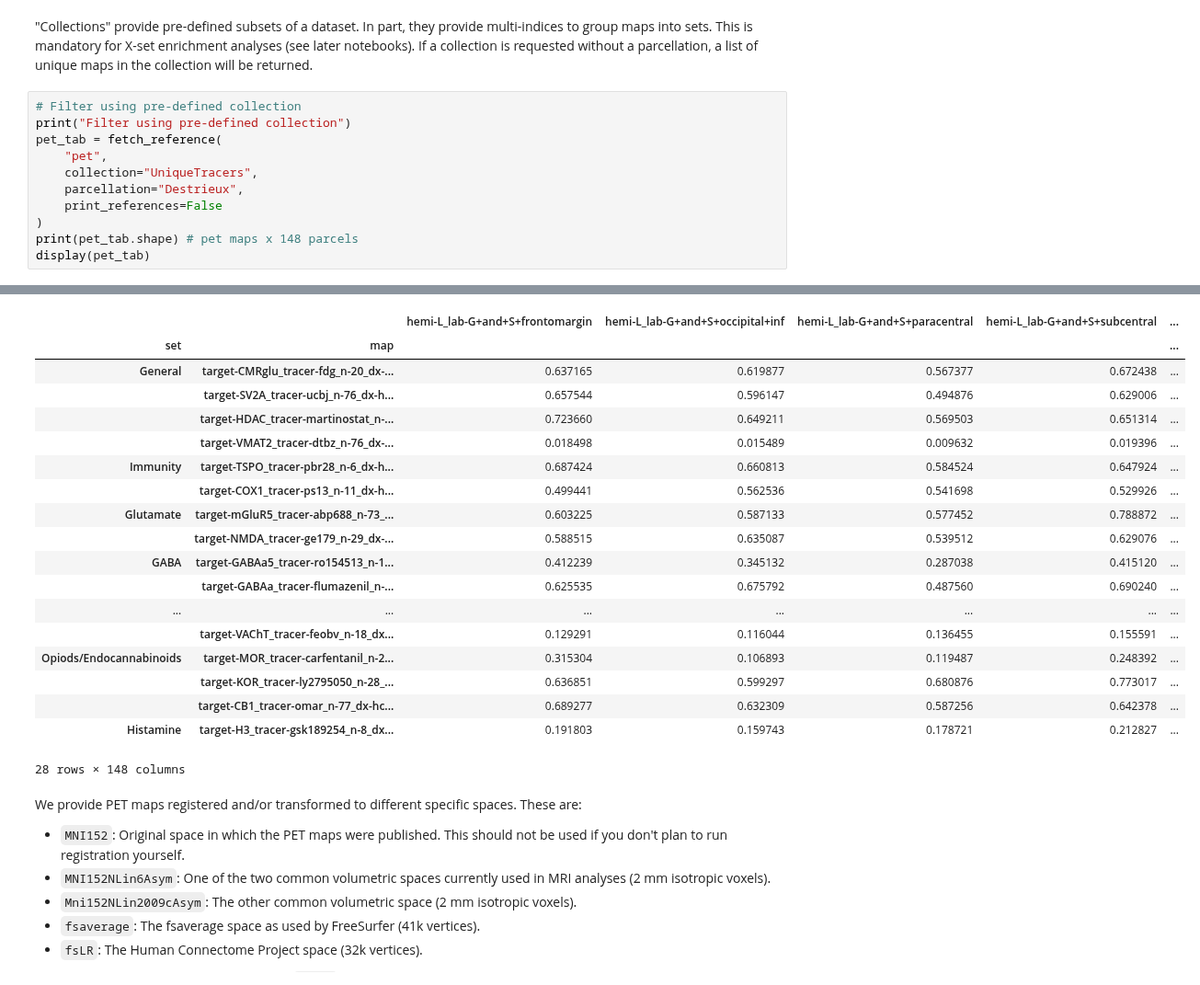
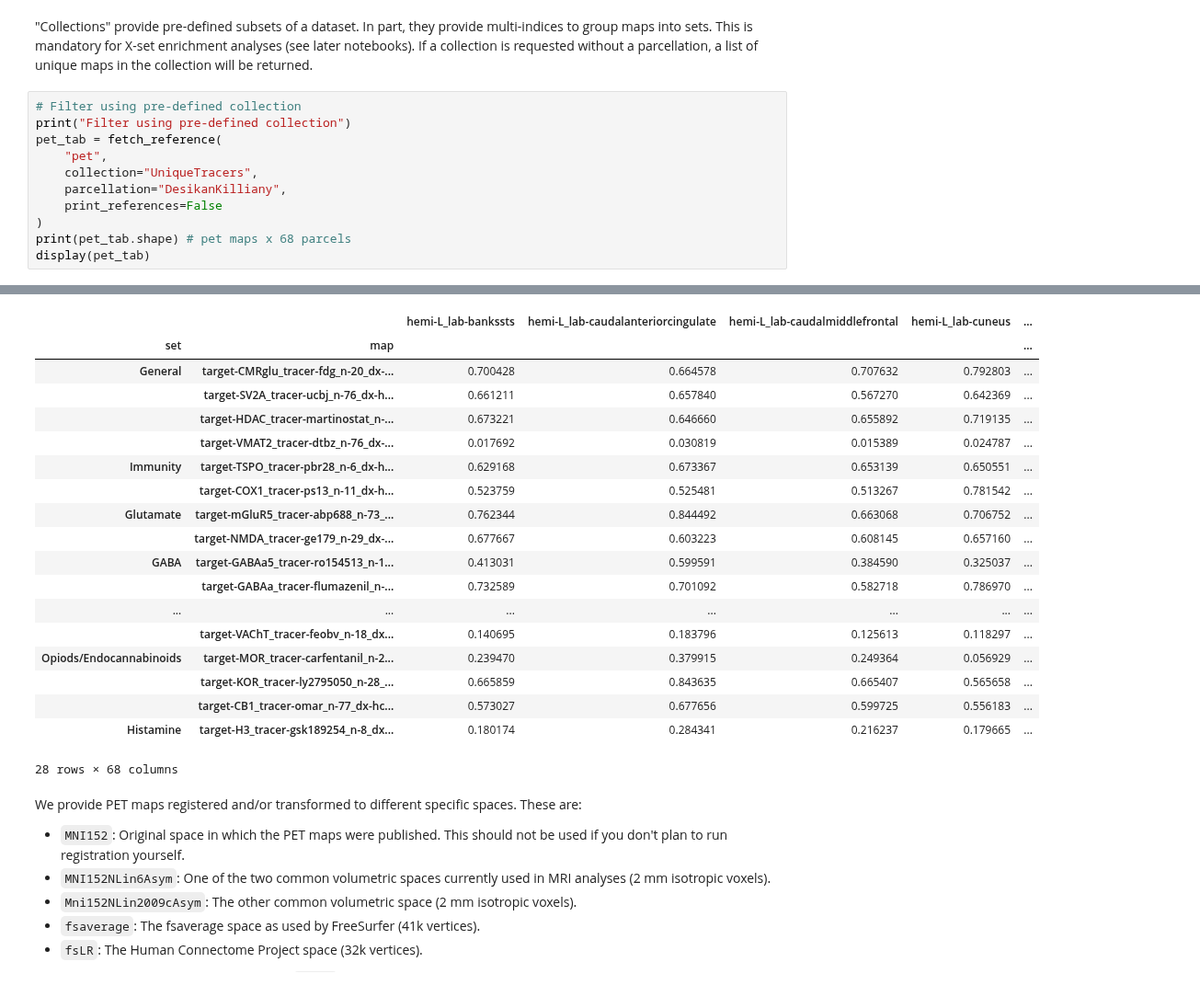
Before and after one commit to LeonDLotter/NiSpace, a Jupyter notebook: docs/nb_introduction/fetching_datasets.ipynb, the cells around one changed output, grey strips where cells are left out. Shown at 92% size. Drawn from its saved outputs; the diff is of its cells as text.

Commit message:
updated collection filtering enhance fetch_collection func add parcelation class add automated label-hemisphere assignment update notebooks

```diff
--- a/docs/nb_introduction/fetching_datasets.ipynb
+++ b/docs/nb_introduction/fetching_datasets.ipynb
@@ -145,10 +145,10 @@ print("Filter using pre-defined collection")
 pet_tab = fetch_reference(
     "pet",
     collection="UniqueTracers",
-    parcellation="Destrieux",
+    parcellation="DesikanKilliany",
     print_references=False
 )
-print(pet_tab.shape) # pet maps x 148 parcels
+print(pet_tab.shape) # pet maps x 68 parcels
 display(pet_tab)
 # %% [output]
 Filter using pre-defined collection
@@ -159,22 +160,22 @@ INFO | 13/07/25 15:58:35 | nispace: Loading data parcellated with 'Destrieux'
-|  |  | hemi-L_lab-G+and+S+frontomargin | hemi-L_lab-G+and+S+occipital+inf | hemi-L_lab-G+and+S+paracentral | hemi-L_lab-G+and+S+subcentral | ... |
+|  |  | hemi-L_lab-bankssts | hemi-L_lab-caudalanteriorcingulate | hemi-L_lab-caudalmiddlefrontal | hemi-L_lab-cuneus | ... |
 | set | map |  |  |  |  | ... |
-| General | target-CMRglu_tracer-fdg_n-20_dx-... | 0.637165 | 0.619877 | 0.567377 | 0.672438 | ... |
-|  | target-SV2A_tracer-ucbj_n-76_dx-h... | 0.657544 | 0.596147 | 0.494876 | 0.629006 | ... |
-|  | target-HDAC_tracer-martinostat_n-... | 0.723660 | 0.649211 | 0.569503 | 0.651314 | ... |
-|  | target-VMAT2_tracer-dtbz_n-76_dx-... | 0.018498 | 0.015489 | 0.009632 | 0.019396 | ... |
-| Immunity | target-TSPO_tracer-pbr28_n-6_dx-h... | 0.687424 | 0.660813 | 0.584524 | 0.647924 | ... |
-|  | target-COX1_tracer-ps13_n-11_dx-h... | 0.499441 | 0.562536 | 0.541698 | 0.529926 | ... |
-| Glutamate | target-mGluR5_tracer-abp688_n-73_... | 0.603225 | 0.587133 | 0.577452 | 0.788872 | ... |
-|  | target-NMDA_tracer-ge179_n-29_dx-... | 0.588515 | 0.635087 | 0.539512 | 0.629076 | ... |
-| GABA | target-GABAa5_tracer-ro154513_n-1... | 0.412239 | 0.345132 | 0.287038 | 0.415120 | ... |
-|  | target-GABAa_tracer-flumazenil_n-... | 0.625535 | 0.675792 | 0.487560 | 0.690240 | ... |
+| General | target-CMRglu_tracer-fdg_n-20_dx-... | 0.700428 | 0.664578 | 0.707632 | 0.792803 | ... |
+|  | target-SV2A_tracer-ucbj_n-76_dx-h... | 0.661211 | 0.657840 | 0.567270 | 0.642369 | ... |
+|  | target-HDAC_tracer-martinostat_n-... | 0.673221 | 0.646660 | 0.655892 | 0.719135 | ... |
+|  | target-VMAT2_tracer-dtbz_n-76_dx-... | 0.017692 | 0.030819 | 0.015389 | 0.024787 | ... |
+| Immunity | target-TSPO_tracer-pbr28_n-6_dx-h... | 0.629168 | 0.673367 | 0.653139 | 0.650551 | ... |
+|  | target-COX1_tracer-ps13_n-11_dx-h... | 0.523759 | 0.525481 | 0.513267 | 0.781542 | ... |
+| Glutamate | target-mGluR5_tracer-abp688_n-73_... | 0.762344 | 0.844492 | 0.663068 | 0.706752 | ... |
+|  | target-NMDA_tracer-ge179_n-29_dx-... | 0.677667 | 0.603223 | 0.608145 | 0.657160 | ... |
+| GABA | target-GABAa5_tracer-ro154513_n-1... | 0.413031 | 0.599591 | 0.384590 | 0.325037 | ... |
+|  | target-GABAa_tracer-flumazenil_n-... | 0.732589 | 0.701092 | 0.582718 | 0.786970 | ... |
 | ... | ... | ... | ... | ... | ... | ... |
-|  | target-VAChT_tracer-feobv_n-18_dx... | 0.129291 | 0.116044 | 0.136455 | 0.155591 | ... |
-| Opiods/Endocannabinoids | target-MOR_tracer-carfentanil_n-2... | 0.315304 | 0.106893 | 0.119487 | 0.248392 | ... |
-|  | target-KOR_tracer-ly2795050_n-28_... | 0.636851 | 0.599297 | 0.680876 | 0.773017 | ... |
-|  | target-CB1_tracer-omar_n-77_dx-hc... | 0.689277 | 0.632309 | 0.587256 | 0.642378 | ... |
-| Histamine | target-H3_tracer-gsk189254_n-8_dx... | 0.191803 | 0.159743 | 0.178721 | 0.212827 | ... |
+|  | target-VAChT_tracer-feobv_n-18_dx... | 0.140695 | 0.183796 | 0.125613 | 0.118297 | ... |
+| Opiods/Endocannabinoids | target-MOR_tracer-carfentanil_n-2... | 0.239470 | 0.379915 | 0.249364 | 0.056929 | ... |
+|  | target-KOR_tracer-ly2795050_n-28_... | 0.665859 | 0.843635 | 0.665407 | 0.565658 | ... |
+|  | target-CB1_tracer-omar_n-77_dx-hc... | 0.573027 | 0.677656 | 0.599725 | 0.556183 | ... |
+| Histamine | target-H3_tracer-gsk189254_n-8_dx... | 0.180174 | 0.284341 | 0.216237 | 0.179665 | ... |
-28 rows × 148 columns
+28 rows × 68 columns
 # %% [markdown]
 We provide PET maps registered and/or transformed to different specific spaces. These are:
 - `MNI152`: Original space in which the PET maps were published. This should not be used if you don't plan to run registration yourself.
```
Also changed, not shown: parts of 22 cells of this notebook, 15 other files.
